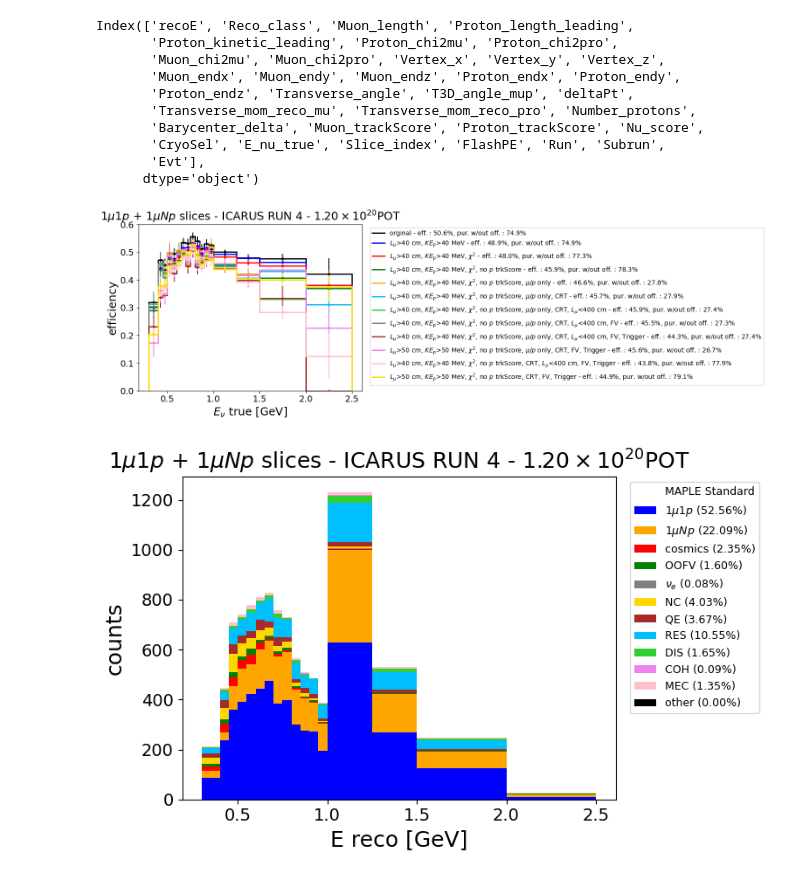
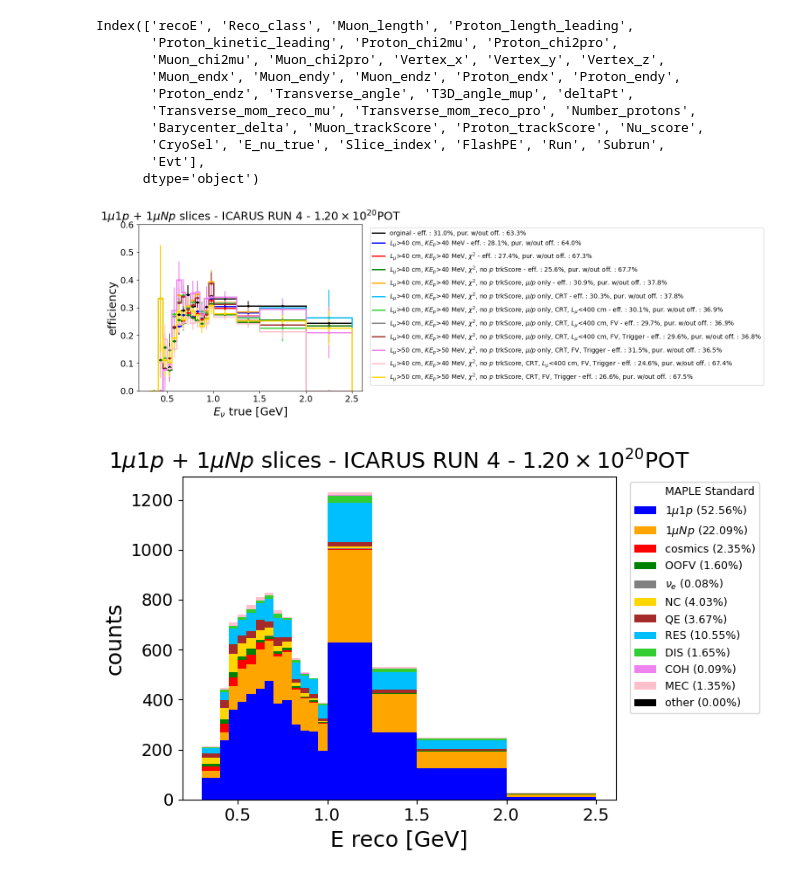
Before and after one commit to NicolaSommaggio/NicolaICARUS, a Jupyter notebook: MAPLE/selection_icarus/read_sbruce_tree.ipynb, the cells around one changed output. Cells and saved outputs as stored; diff of their text form; code cells hidden in the pictures.

Commit message:
update plotting MAPLE - GUMP studies

```diff
--- a/MAPLE/selection_icarus/read_sbruce_tree.ipynb
+++ b/MAPLE/selection_icarus/read_sbruce_tree.ipynb
@@ -131,8 +131,8 @@ def get_df(filename) :
     df_nu = tree_nu.arrays(library="pd")
     df_reco = tree_reco.arrays(library="pd")
 
-    #return df_nu[(df_nu['True_protons']==1)],df_reco[df_reco['Number_protons'] > 1]
-    return df_nu,df_reco
+    return df_nu[(df_nu['True_protons']==1)],df_reco[df_reco['Number_protons'] > 1]
+    #return df_nu,df_reco
 
 def get_eff_pur(df_reco, df_nu, color, label) :
     #mask = (df_reco['Reco_class'] == 1) | (df_reco['Reco_class'] == 2)
@@ -234,36 +234,36 @@ eff_muL_pKE_pid_trackscore_vis_crt_Lmumax_FV_Trigger, pur_muL_pKE_pid_trackscore
     df_nu_muL_pKE_pid_trackscore_vis_crt_Lmumax_FV_Trigger,
     'brown',
     r'$L_{\mu}$>40 cm, $KE_p$>40 MeV, $\chi^2$, no $p$ trkScore, $\mu$/$p$ only, CRT, $L_{\mu}$<400 cm, FV, Trigger')
 
 eff_muL50_pKE50_pid_trackscore_vis_crt_NOLmumax_FV_Trigger, pur_muL50_pKE50_pid_trackscore_vis_crt_NOLmumax_FV_Trigger = get_eff_pur(
     df_reco_muL50_pKE50_pid_trackscore_vis_crt_NOLmumax_FV_Trigger,
     df_nu_muL50_pKE50_pid_trackscore_vis_crt_NOLmumax_FV_Trigger,
     'violet',
     r'$L_{\mu}$>50 cm, $KE_p$>50 MeV, $\chi^2$, no $p$ trkScore, $\mu$/$p$ only, CRT, FV, Trigger')
 
 eff_muL_pKE_pid_trackscore_NOvis_crt_Lmumax_FV_Trigger, pur_muL_pKE_pid_trackscore_NOvis_crt_Lmumax_FV_Trigger = get_eff_pur(
     df_reco_muL_pKE_pid_trackscore_NOvis_crt_Lmumax_FV_Trigger,
     df_nu_muL_pKE_pid_trackscore_NOvis_crt_Lmumax_FV_Trigger,
     'pink',
     r'$L_{\mu}$>40 cm, $KE_p$>40 MeV, $\chi^2$, no $p$ trkScore, CRT, $L_{\mu}$<400 cm, FV, Trigger')
 
 eff_muL50_pKE50_pid_trackscore_NOvis_crt_NOLmumax_FV_Trigger, pur_muL50_pKE50_pid_trackscore_NOvis_crt_NOLmumax_FV_Trigger = get_eff_pur(
     df_reco_muL50_pKE50_pid_trackscore_NOvis_crt_NOLmumax_FV_Trigger,
     df_nu_muL50_pKE50_pid_trackscore_NOvis_crt_NOLmumax_FV_Trigger,
     'gold',
     r'$L_{\mu}$>50 cm, $KE_p$>50 MeV, $\chi^2$, no $p$ trkScore, CRT, FV, Trigger')
 
 
 plt.legend(loc='upper left', fontsize=10, bbox_to_anchor=(1.02, 1))
 plt.xlabel(r'$E_{\nu}$ true [GeV]', fontsize = 18)
 plt.ylabel('efficiency', fontsize = 18)
 plt.xticks(fontsize=14)
 plt.yticks(fontsize=14)
 plt.title(r'$1\mu 1p$ + $1\mu Np$ slices - ICARUS RUN 4 - $1.20\times10^{20}$POT', fontsize = 18)
-plt.ylim(0,0.6)
-plt.savefig('plots/eff_curves.pdf', format='pdf', bbox_inches='tight')
+plt.ylim(0,0.5)
+plt.savefig('plots/eff_curves_Np.pdf', format='pdf', bbox_inches='tight')
 # %% [output]
-[figure, old version]
+[figure, new version]
 # %%
 labels = [
     'MAPLE Standard',
```
Also changed, not shown: parts of 2 cells of this notebook, 10 other files.
